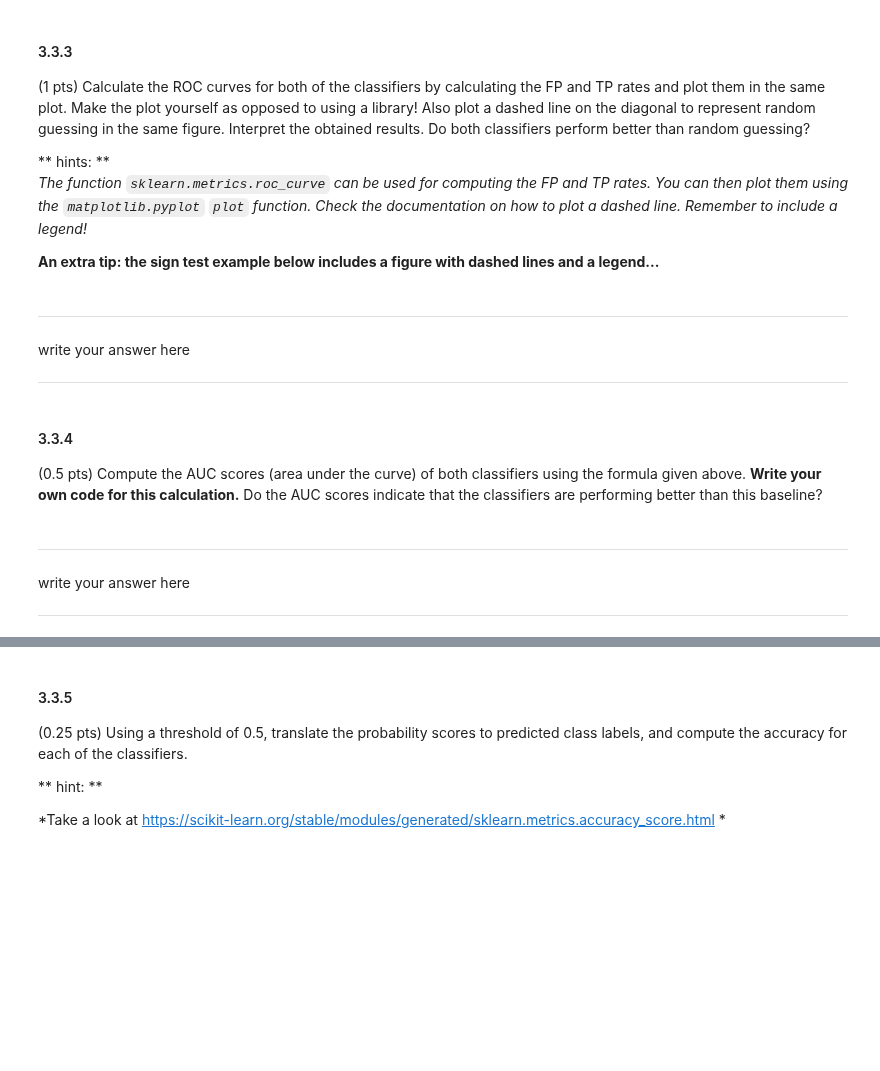
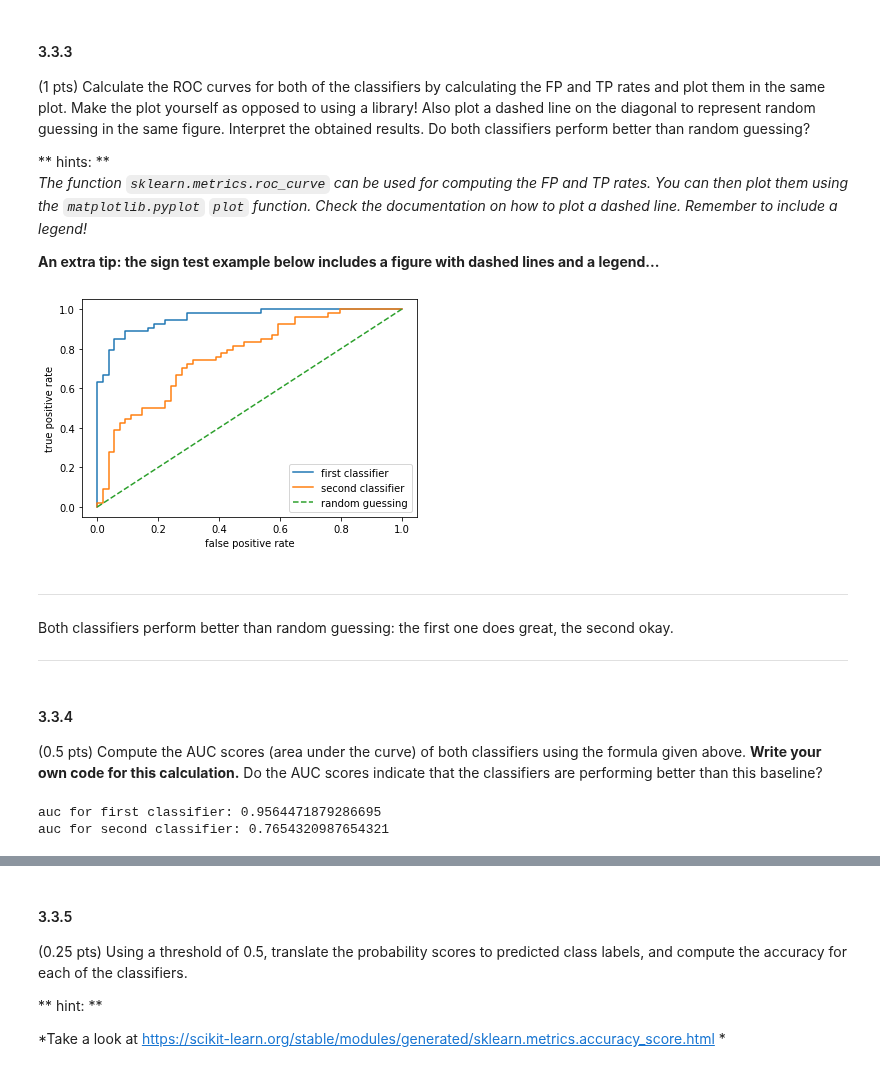
Before and after one commit to gabrielraya/Data-Mining, a Jupyter notebook: Assignment_3/Assignment_3.ipynb, the cells around one changed output, grey strips where cells are left out. Cells and saved outputs as stored; diff of their text form; code cells hidden in the pictures; blank space fills up the shorter version.

```diff
--- a/Assignment_3/Assignment_3.ipynb
+++ b/Assignment_3/Assignment_3.ipynb
@@ -178,3 +187,9 @@ write your answer here
 # %% [markdown]
 #### 3.3.2
   Load the file `Data/classprobs.xls` using the Pandas `read_excel` function. Inspect the data and cast it to an array with the `.values` attribute. The first column gives the true class label (either 0 or 1). The second and third column give the probabilistic scores for two different classifiers. The higher this probability, the more certain the classifier is that the example belongs to class 1 (instead of class 0).
+# %%
+import pandas as pd
+import numpy as np
+
+df = pd.read_excel('./Data/classprobs.xls', header=None, names=['label', 'prob1', 'prob2'])
+df.head()
@@ -181,3 +203,7 @@ write your answer here
+# %%
+labels = df['label'].values
+prob1  = df['prob1'].values
+prob2  = df['prob2'].values
 # %% [markdown]
 #### 3.3.3
 (1 pts) Calculate the ROC curves for both of the classifiers by calculating the FP and TP rates and plot them in the same plot. Make the plot yourself as opposed to using a library! Also plot a dashed line on the diagonal to represent random guessing in the same figure. Interpret the obtained results. Do both classifiers perform better than random guessing?
@@ -186,16 +212,44 @@ write your answer here
 *The function `sklearn.metrics.roc_curve` can be used for computing the FP and TP rates. You can then plot them using the `matplotlib.pyplot` `plot` function. Check the documentation on how to plot a dashed line. Remember to include a legend!*
 
 **An extra tip: the sign test example below includes a figure with dashed lines and a legend...**
-# %% [markdown]
-----
-write your answer here
-
-----
+# %%
+from sklearn.metrics import roc_curve
+import matplotlib.pyplot as plt
+
+def plot_roc(probs, label):
+    fpr, tpr, _ = roc_curve(labels, probs)
+    plt.plot(fpr, tpr, label=label)
+
+plot_roc(prob1, 'first classifier')
+plot_roc(prob2, 'second classifier')
+plt.plot([0, 1], label='random guessing', linestyle='dashed')
+plt.xlabel('false positive rate')
+plt.ylabel('true positive rate')
+plt.legend()
+plt.show()
+# %% [output]
+[figure, added]
+# %% [markdown]
+----
+
+Both classifiers perform better than random guessing: the first one does great, the second okay.
+
+----
 # %% [markdown]
 #### 3.3.4
 (0.5 pts) Compute the AUC scores (area under the curve) of both classifiers using the formula given above. **Write your own code for this calculation.** Do the AUC scores indicate that the classifiers are performing better than this baseline?
-# %% [markdown]
-----
-write your answer here
-
-----
+# %%
+def auc(probs):
+    result = 0
+    true_zeros = probs[labels == 0]
+    true_ones = probs[labels == 1]
+    for true_zero in true_zeros:
+        for true_one in true_ones:
+            result += int(true_one > true_zero)
+    return result / (len(true_zeros) * len(true_ones))
+
+print(f'auc for first classifier: {auc(prob1)}')
+print(f'auc for second classifier: {auc(prob2)}')
+# %% [output]
+auc for first classifier: 0.9564471879286695
+auc for second classifier: 0.7654320987654321
```
Also changed, not shown: parts of 5 cells of this notebook.
